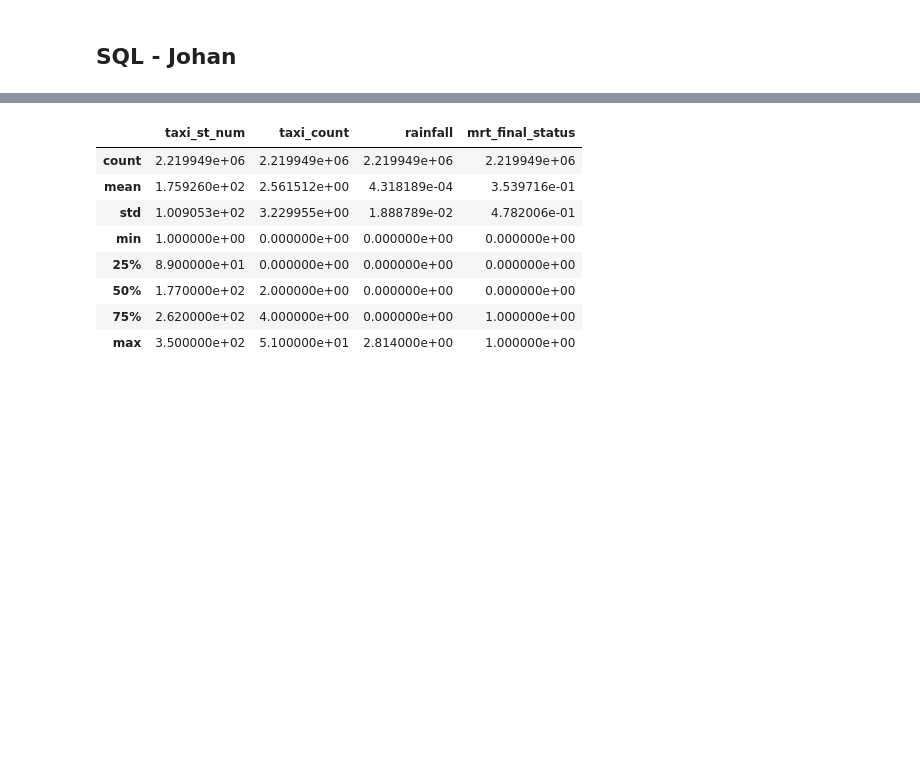
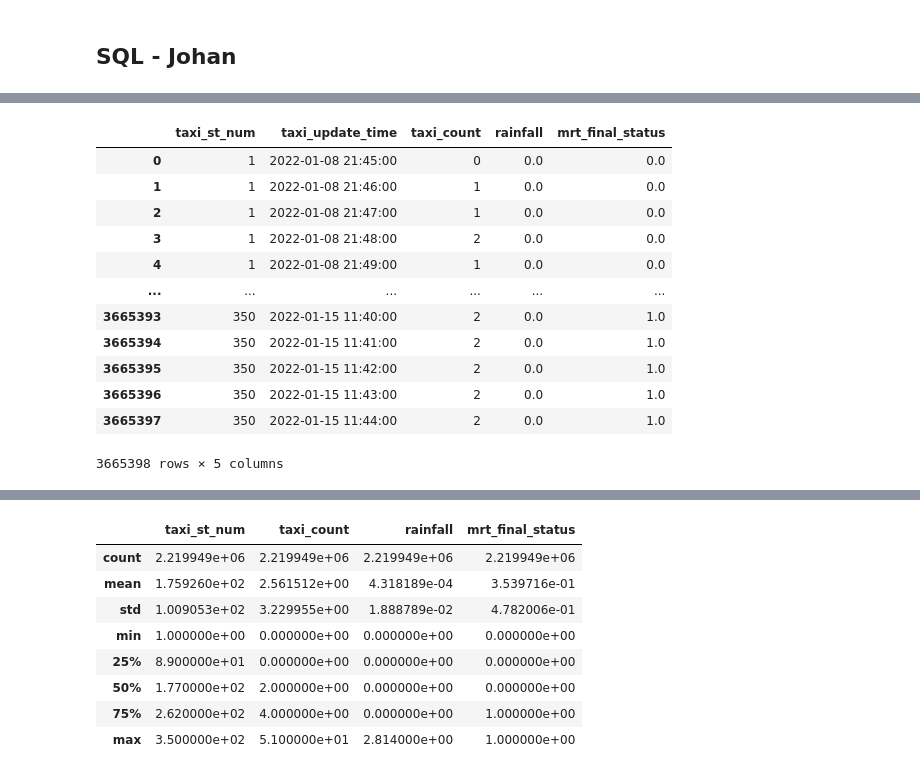
Before and after one commit to alealejandro1/taxi_compass, a Jupyter notebook: notebooks/john-taxi.ipynb, the cells around one changed output, grey strips where cells are left out. Saved outputs shown, nothing was run; the diff lists cells and outputs as text; code cells hidden in the pictures; blank space fills up the shorter version.

```diff
--- a/notebooks/john-taxi.ipynb
+++ b/notebooks/john-taxi.ipynb
@@ -669,14 +669,17 @@ plot_acf(taxi_grp_df.taxi_count, lags=300)
 %reload_ext google.cloud.bigquery
 client = bigquery.Client()
 # %%
-%%bigquery taxi_df
+bqclient = bigquery.Client()
+
+# Download query results.
+query_string = """
 select x.taxi_st_id,  substr(x.taxi_st_id,5) taxi_st_num,  x.taxi_count, x.taxi_update_time, x.weather_stn_id, c.rainfall, c.weather_update_time, x.mrt_stn_id, e.mrt_final_status, e.mrt_update_time
 from (
 select a.taxi_st_id, a.taxi_count, a.taxi_update_time, b.weather_stn_id, d.mrt_stn_id
 from (
 SELECT ts_id as taxi_st_id, taxi_count, cast(timestamp_trunc(timestamp, minute) as datetime) as taxi_update_time
 FROM `taxi-compass-lewagon.api_dataset.h_taxi_stand_taxi_count`
-WHERE timestamp > TIMESTAMP_SUB(CURRENT_TIMESTAMP() , INTERVAL 88 hour)
+WHERE timestamp > TIMESTAMP_SUB(CURRENT_TIMESTAMP() , INTERVAL 150 hour)
 ) a
 left join
 (
@@ -692,11 +695,24 @@ left join
 (
 select station_id as weather_stn_id, rainfall, datetime_trunc(datetime (update_time), minute) as weather_update_time
 from `taxi-compass-lewagon.api_dataset.h_weather_rainfall`
-where datetime(update_time) > datetime_SUB(CURRENT_DATETIME() , INTERVAL 88 hour)
+where datetime(update_time) > datetime_SUB(CURRENT_DATETIME() , INTERVAL 150 hour)
 ) c on x.weather_stn_id = c.weather_stn_id and x.taxi_update_time = c.weather_update_time
 left join
 (
 select stn_id as mrt_stn_id, final_status as mrt_final_status, datetime_trunc(datetime (update_time), minute) as mrt_update_time
 from `taxi-compass-lewagon.api_dataset.h_mrt_status_availability`
-where datetime(update_time) > datetime_SUB(CURRENT_DATETIME() , INTERVAL 88 hour)
+where datetime(update_time) > datetime_SUB(CURRENT_DATETIME() , INTERVAL 150 hour)
 ) e on x.taxi_update_time = e.mrt_update_time and x.mrt_stn_id = e.mrt_stn_id
+"""
+
+taxi_df = (
+    bqclient.query(query_string)
+    .result()
+    .to_dataframe(
+        # Optionally, explicitly request to use the BigQuery Storage API. As of
+        # google-cloud-bigquery version 1.26.0 and above, the BigQuery Storage
+        # API is used by default.
+        create_bqstorage_client=True,
+    )
+)
+taxi_df.head()
@@ -703,6 +726,21 @@ where datetime(update_time) > datetime_SUB(CURRENT_DATETIME() , INTERVAL 88 hour
 # %%
 df = taxi_df[["taxi_st_num","taxi_update_time","taxi_count","rainfall","mrt_final_status"]].copy()
 df["taxi_st_num"] = df["taxi_st_num"].astype('int64')
 df = df.sort_values(by=["taxi_st_num", "taxi_update_time"],ascending=True).reset_index(drop=True)
 df[["rainfall"]] = df[["rainfall"]].fillna(df.groupby(['taxi_st_num'])[["rainfall"]].ffill())
 df[["mrt_final_status","rainfall"]] = df[["mrt_final_status","rainfall"]].fillna(value=0)
+df
+# %% [output]
+|  | taxi_st_num | taxi_update_time | taxi_count | rainfall | mrt_final_status |
+| 0 | 1 | 2022-01-08 21:45:00 | 0 | 0.0 | 0.0 |
+| 1 | 1 | 2022-01-08 21:46:00 | 1 | 0.0 | 0.0 |
+| 2 | 1 | 2022-01-08 21:47:00 | 1 | 0.0 | 0.0 |
+| 3 | 1 | 2022-01-08 21:48:00 | 2 | 0.0 | 0.0 |
+| 4 | 1 | 2022-01-08 21:49:00 | 1 | 0.0 | 0.0 |
+| ... | ... | ... | ... | ... | ... |
+| 3665393 | 350 | 2022-01-15 11:40:00 | 2 | 0.0 | 1.0 |
+| 3665394 | 350 | 2022-01-15 11:41:00 | 2 | 0.0 | 1.0 |
+| 3665395 | 350 | 2022-01-15 11:42:00 | 2 | 0.0 | 1.0 |
+| 3665396 | 350 | 2022-01-15 11:43:00 | 2 | 0.0 | 1.0 |
+| 3665397 | 350 | 2022-01-15 11:44:00 | 2 | 0.0 | 1.0 |
+3665398 rows × 5 columns
```
Also changed, not shown: parts of 8 cells of this notebook.
